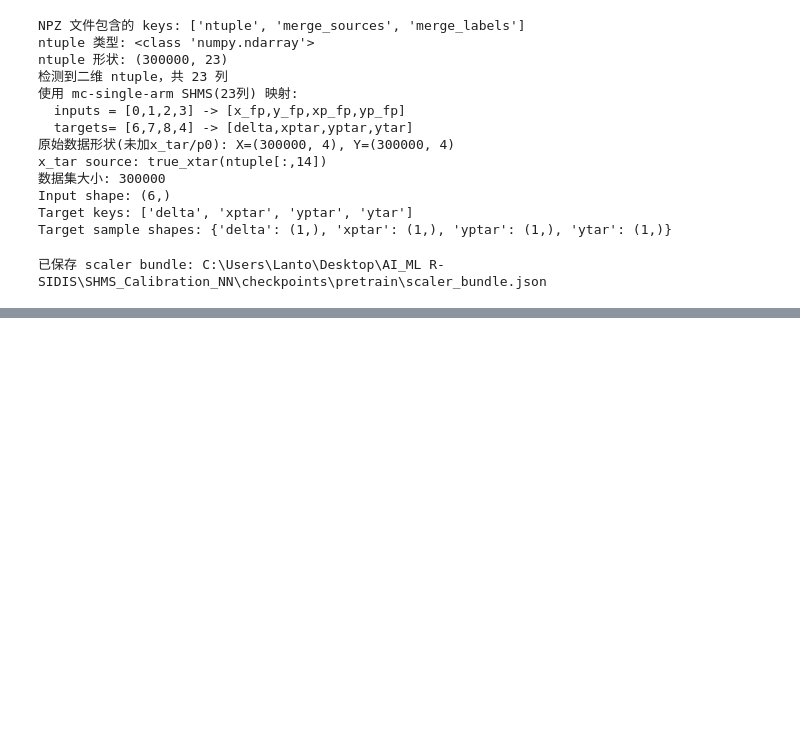
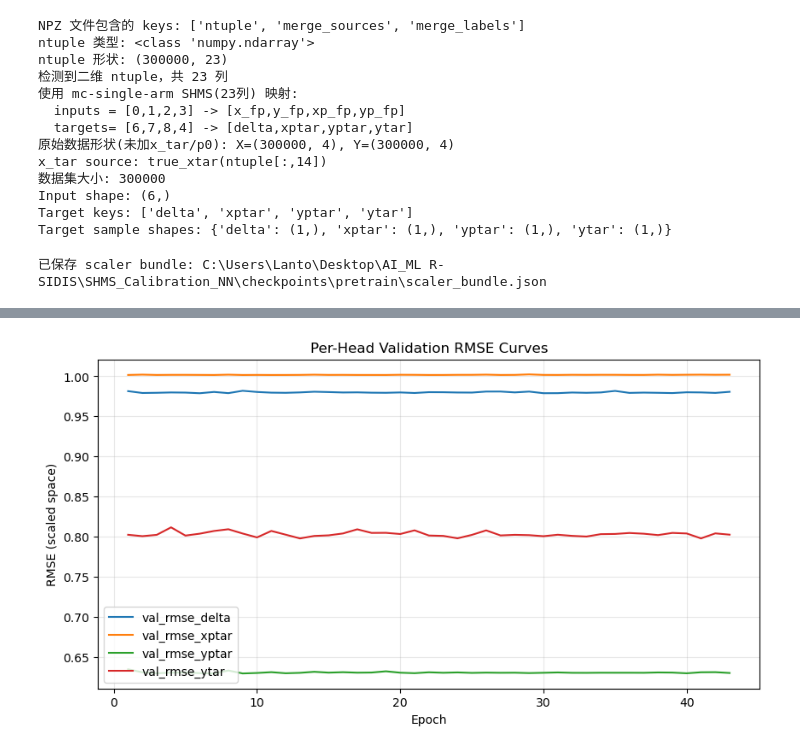
Before and after one commit to LantoZheng/SHMS_Calibration_NN, a Jupyter notebook: simc_pretrain_handover.ipynb, the cells around one changed output, grey strips where cells are left out. Saved outputs shown, nothing was run; the diff lists cells and outputs as text; code cells hidden in the pictures; blank space fills up the shorter version.

```diff
--- a/simc_pretrain_handover.ipynb
+++ b/simc_pretrain_handover.ipynb
@@ -311,0 +312,97 @@ else:
+# %%
+# 分head监控：分别打印并绘制每个head的验证误差曲线（RMSE/MSE）
+import json
+from pathlib import Path
+
+# 优先使用内存中的 history；若不存在则从磁盘加载
+hist = None
+if 'history' in globals() and isinstance(history, dict) and 'val_loss' in history:
+    hist = history
+else:
+    hist_path = None
+    if 'OUTPUT_DIR' in globals():
+        hist_path = Path(OUTPUT_DIR) / 'training_history_pretrain.json'
+    else:
+        hist_path = Path('checkpoints/pretrain/training_history_pretrain.json')
+
+    if hist_path.exists():
+        with open(hist_path, 'r', encoding='utf-8') as f:
+            hist = json.load(f)
+        print(f'从文件加载 history: {hist_path}')
+    else:
+        raise FileNotFoundError(f'未找到 history，请先训练或确认文件存在: {hist_path}')
+
+head_keys = ['delta', 'xptar', 'yptar', 'ytar']
+rmse_keys = [f'val_rmse_{k}' for k in head_keys]
+missing = [k for k in rmse_keys if k not in hist]
+if missing:
+    raise KeyError(f'history 中缺少这些分head指标: {missing}')
+
+epochs = np.arange(1, len(hist['val_loss']) + 1)
+
+print('=== 每个head最佳RMSE（验证集）===')
+for k in head_keys:
+    arr = np.array(hist[f'val_rmse_{k}'], dtype=np.float64)
+    best_idx = int(np.argmin(arr))
+    print(f'{k:>6}: best_rmse={arr[best_idx]:.6f} @ epoch {best_idx + 1}')
+
+# 画图1：每个head的RMSE曲线
+plt.figure(figsize=(10, 5))
+for k in head_keys:
+    arr = np.array(hist[f'val_rmse_{k}'], dtype=np.float64)
+    plt.plot(epochs, arr, label=f'val_rmse_{k}')
+plt.xlabel('Epoch')
+plt.ylabel('RMSE (scaled space)')
+plt.title('Per-Head Validation RMSE Curves')
+plt.legend()
+plt.grid(alpha=0.3)
+plt.show()
+
+# 画图2：每个head的MSE曲线（RMSE^2，便于对总loss贡献做直观比较）
+plt.figure(figsize=(10, 5))
+for k in head_keys:
+    arr = np.array(hist[f'val_rmse_{k}'], dtype=np.float64) ** 2
+    plt.plot(epochs, arr, label=f'val_mse_{k}')
+plt.xlabel('Epoch')
+plt.ylabel('MSE (scaled space)')
+plt.title('Per-Head Validation MSE Curves (from RMSE^2)')
+plt.legend()
+plt.grid(alpha=0.3)
+plt.show()
+
+# 画图3：最终 epoch 各 head 的 val_loss 条形图
+# 优先读取 val_loss_{head}，若不存在则尝试 val_mse_{head}，再回退为 val_rmse_{head}^2
+final_val_loss = {}
+for k in head_keys:
+    key_loss = f'val_loss_{k}'
+    key_mse = f'val_mse_{k}'
+    key_rmse = f'val_rmse_{k}'
+
+    if key_loss in hist:
+        final_val_loss[k] = float(np.array(hist[key_loss], dtype=np.float64)[-1])
+    elif key_mse in hist:
+        final_val_loss[k] = float(np.array(hist[key_mse], dtype=np.float64)[-1])
+    else:
+        rmse_last = float(np.array(hist[key_rmse], dtype=np.float64)[-1])
+        final_val_loss[k] = rmse_last ** 2
+
+print('\n=== 最终 epoch 各 head 的 val_loss ===')
+for k in head_keys:
+    print(f'{k:>6}: {final_val_loss[k]:.6f}')
+
+labels = head_keys
+values = [final_val_loss[k] for k in labels]
+
+plt.figure(figsize=(8, 5))
+bars = plt.bar(labels, values)
+plt.xlabel('Head')
+plt.ylabel('Final val_loss (scaled space)')
+plt.title('Final Validation Loss per Head')
+plt.grid(axis='y', alpha=0.3)
+
+for bar, v in zip(bars, values):
+    plt.text(bar.get_x() + bar.get_width() / 2, v, f'{v:.4f}', ha='center', va='bottom', fontsize=9)
+
+plt.tight_layout()
+plt.show()
+# %% [output]
@@ -311,0 +414 @@ else:
+[figure, added]
```
Also changed, not shown: parts of 4 cells of this notebook, 1 other file.
